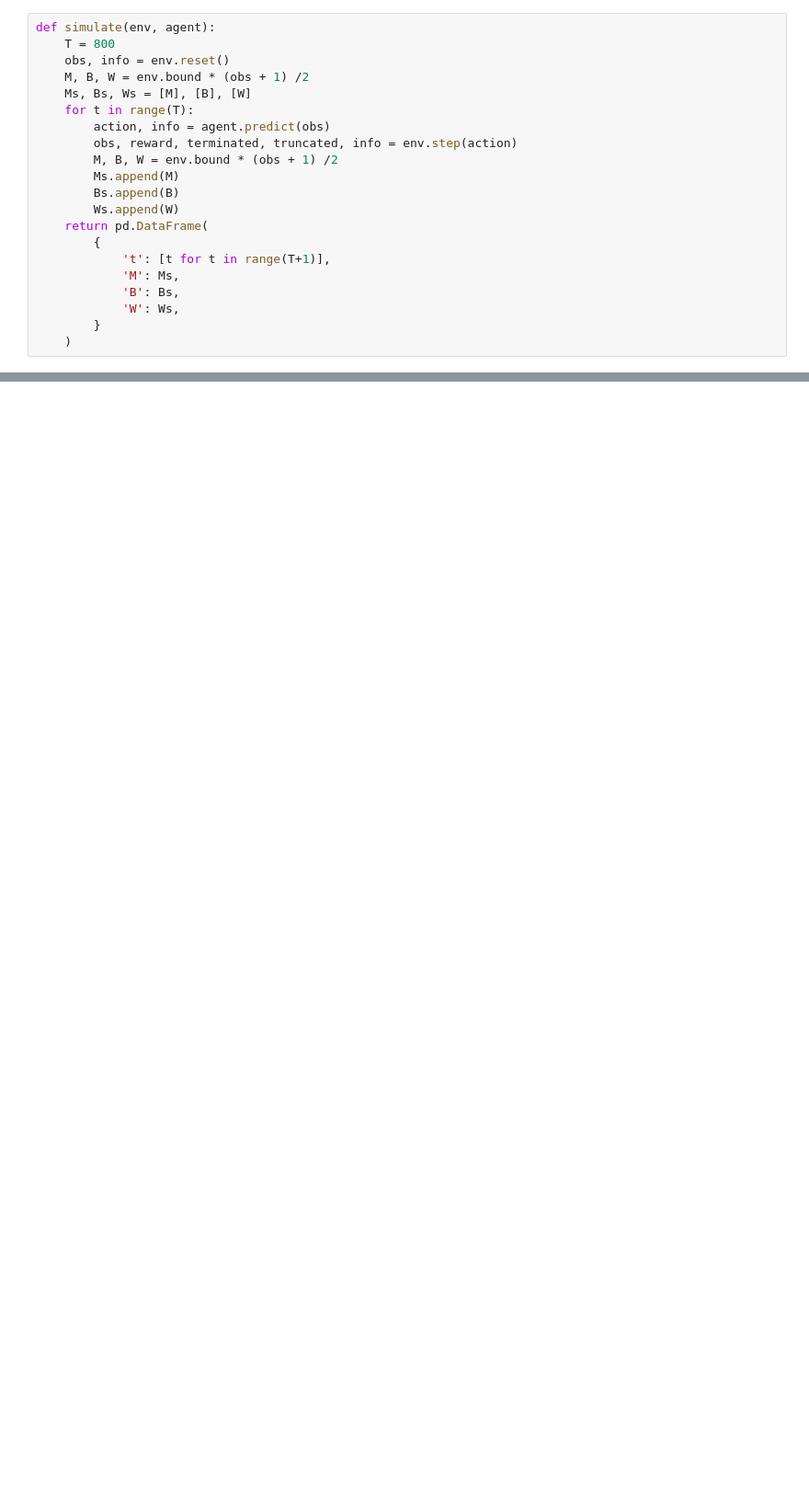
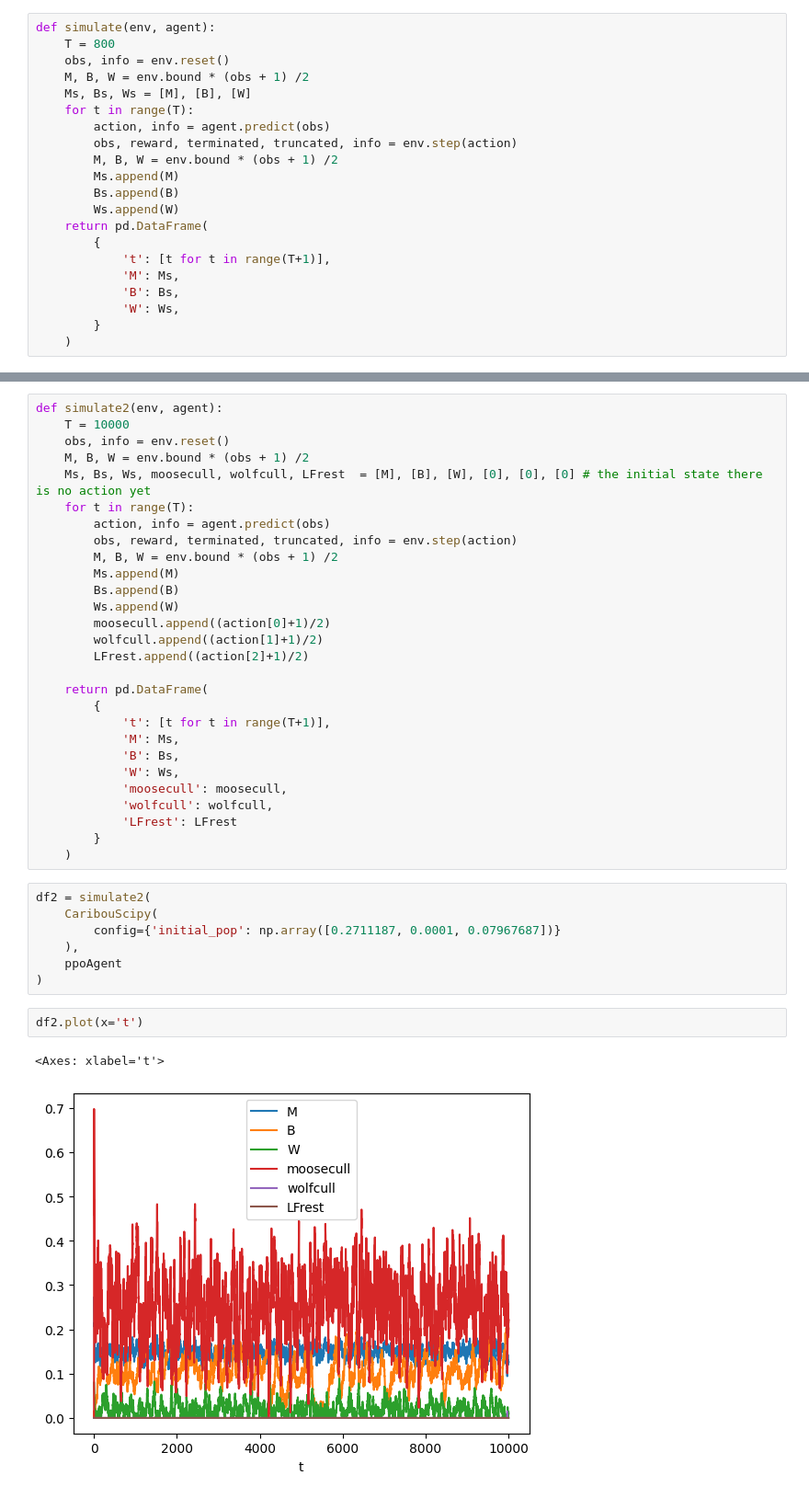
Before and after one commit to boettiger-lab/rl4caribou, a Jupyter notebook: notebooks/4-15-Meeting-Notebook.ipynb, the cells around one changed output, grey strips where cells are left out. Shown: that part at 92% size. Drawn from its saved outputs; the diff is of its cells as text; blank space fills up the shorter version.

```diff
--- a/notebooks/4-15-Meeting-Notebook.ipynb
+++ b/notebooks/4-15-Meeting-Notebook.ipynb
@@ -88,0 +121,40 @@ df.plot(x='t')
+# %%
+def simulate2(env, agent):
+    T = 10000
+    obs, info = env.reset()
+    M, B, W = env.bound * (obs + 1) /2
+    Ms, Bs, Ws, moosecull, wolfcull, LFrest  = [M], [B], [W], [0], [0], [0] # the initial state there is no action yet
+    for t in range(T):
+        action, info = agent.predict(obs)
+        obs, reward, terminated, truncated, info = env.step(action)
+        M, B, W = env.bound * (obs + 1) /2
+        Ms.append(M)
+        Bs.append(B)
+        Ws.append(W)
+        moosecull.append((action[0]+1)/2)
+        wolfcull.append((action[1]+1)/2)
+        LFrest.append((action[2]+1)/2)
+
+    return pd.DataFrame(
+        {
+            't': [t for t in range(T+1)],
+            'M': Ms,
+            'B': Bs,
+            'W': Ws,
+            'moosecull': moosecull,
+            'wolfcull': wolfcull,
+            'LFrest': LFrest
+        }
+    )
+# %%
+df2 = simulate2(
+    CaribouScipy(
+        config={'initial_pop': np.array([0.2711187, 0.0001, 0.07967687])}
+    ),
+    ppoAgent
+)
+# %%
+df2.plot(x='t')
+# %% [output]
+<Axes: xlabel='t'>
+[figure, added]
```
Also changed, not shown: parts of 25 cells of this notebook, 2 other files.
